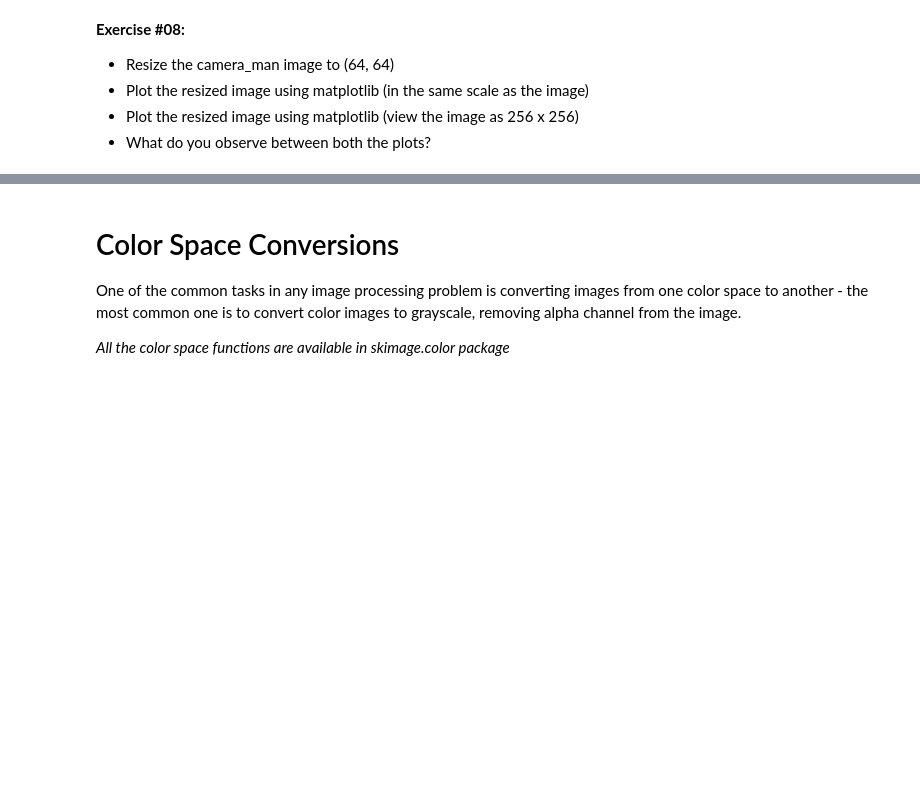
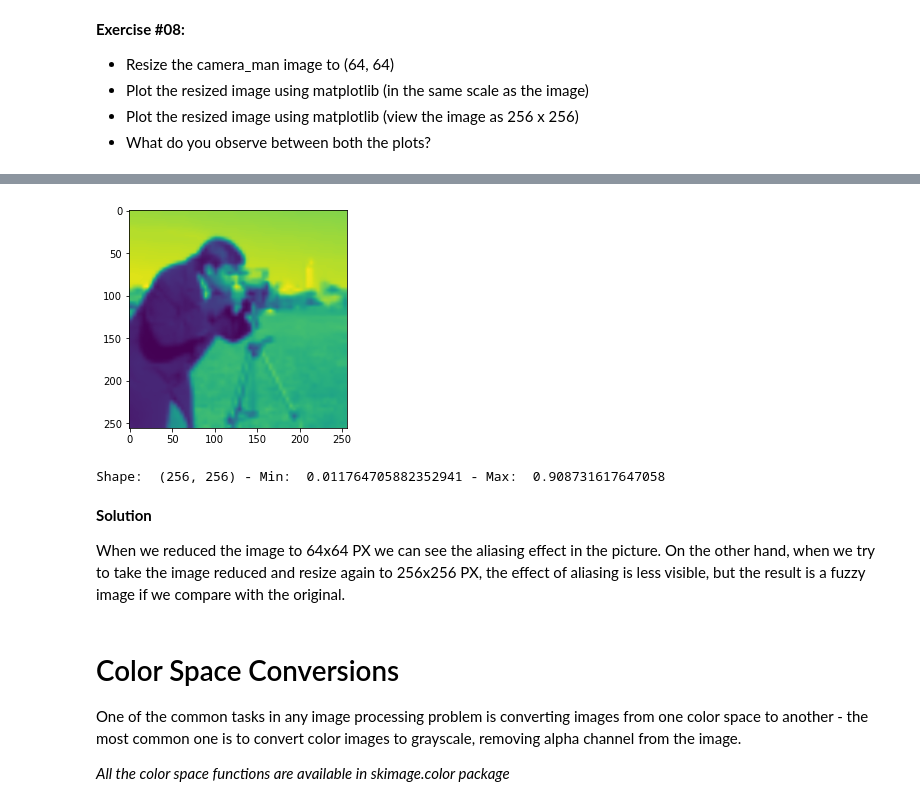
Before and after one commit to EjbejaranosAI/MAI-UPC, a Jupyter notebook: CV/2021/lab_1_introduction/P1_28_sep_2021_introduction/introduction_to_skimage.ipynb, the cells around one changed output, grey strips where cells are left out. Saved outputs shown, nothing was run; the diff lists cells and outputs as text; code cells hidden in the pictures; blank space fills up the shorter version.

Commit message:
Today we can finish the Skimage laboratory of computer vision, tomorrow we can check the answer again of the two labs and likely I try to continue with other tutorial more advanced of this libraries

```diff
--- a/CV/2021/lab_1_introduction/P1_28_sep_2021_introduction/introduction_to_skimage.ipynb
+++ b/CV/2021/lab_1_introduction/P1_28_sep_2021_introduction/introduction_to_skimage.ipynb
@@ -302,3 +328,16 @@ print(camera_image_5.shape, camera_image_5.min(), camera_image_5.max())
+# %%
+camera_image_256 = resize(camera_image_64,(256,256))
+plt.imshow(camera_image_256)
+plt.show()
+
+print("Shape: ",camera_image_256.shape,"- Min: ",camera_image_256.min(), "- Max: ", camera_image_256.max())
+# %% [output]
+[figure, added]
+Shape:  (256, 256) - Min:  0.011764705882352941 - Max:  0.908731617647058
+# %% [markdown]
+**Solution**
+
+When we reduced the image to 64x64 PX we can see the aliasing effect in the picture. On the other hand, when we try to take the image reduced and resize again to 256x256 PX, the effect of aliasing is less visible, but the result is a fuzzy image if we compare with the original.
 # %% [markdown]
 # Color Space Conversions
 
```
Also changed, not shown: parts of 19 cells of this notebook, 4 other files.
